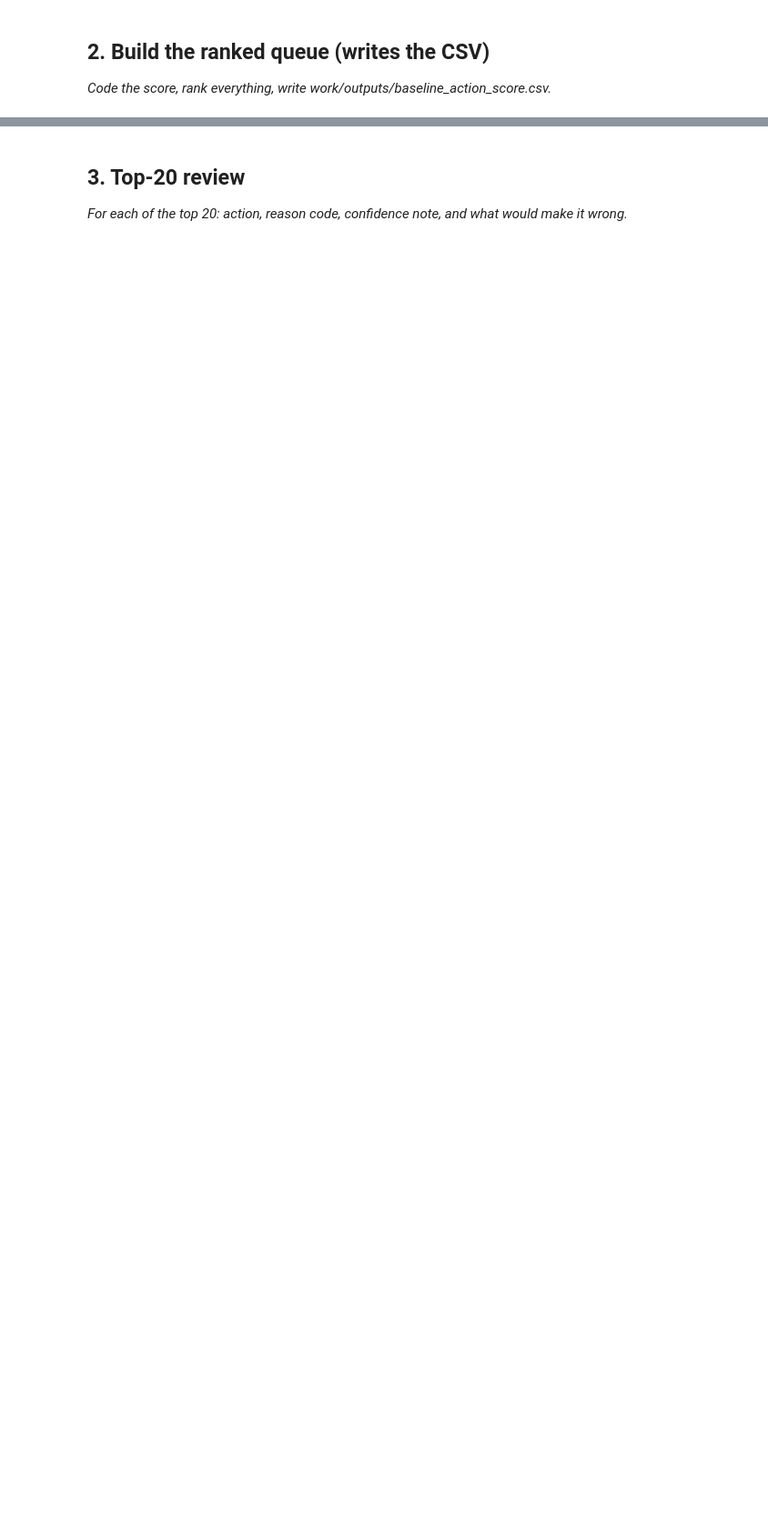
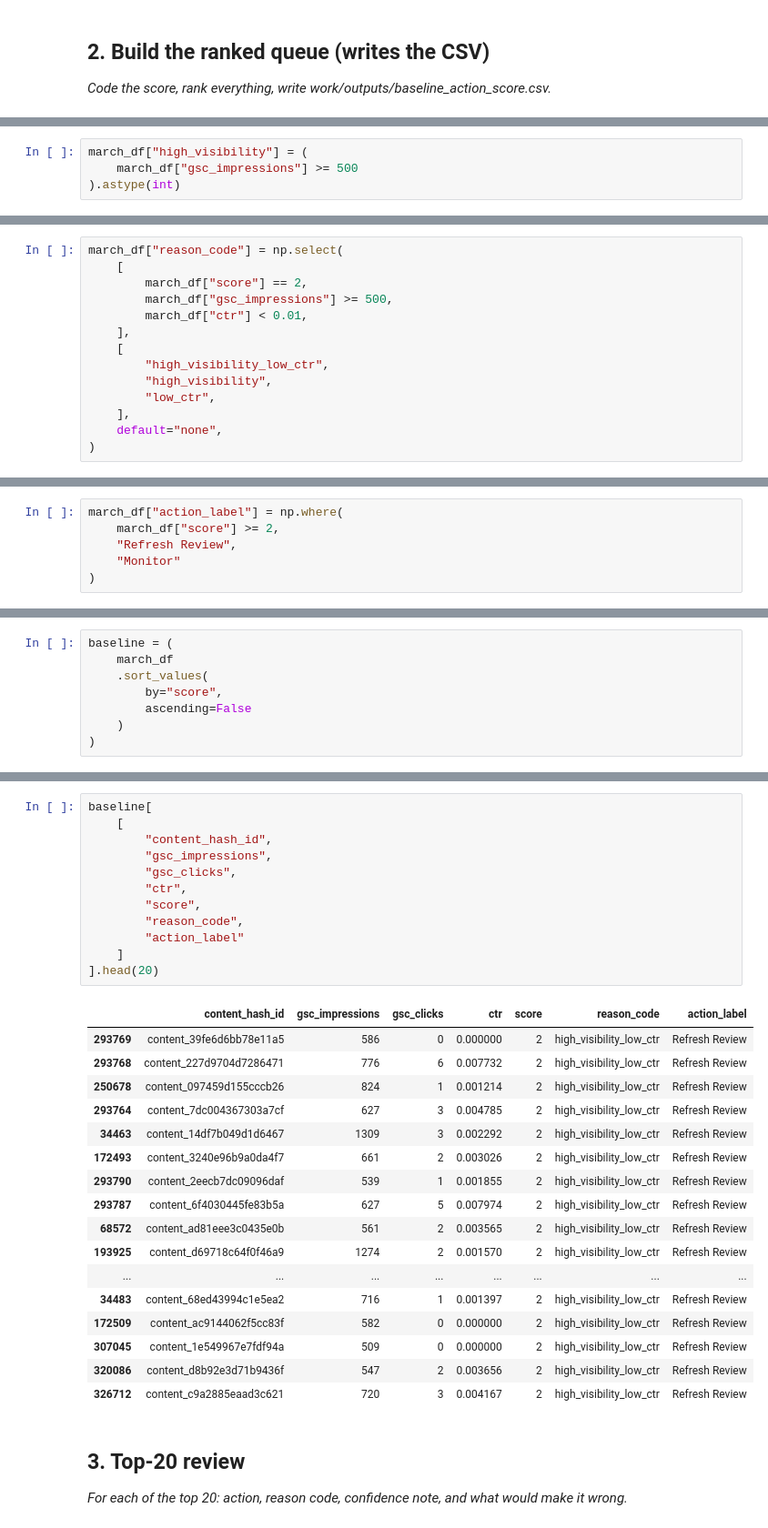
Before and after one commit to Wajiha-Waqar/FlyRankInternship, a Jupyter notebook: work/notebooks/w04_baseline_score.ipynb, the cells around one changed output, grey strips where cells are left out. Shown at 91% size. Saved outputs shown, nothing was run; the diff lists cells and outputs as text; blank space fills up the shorter version.

Commit message:
Completed tasks in w04_baseline_score.ipynb

```diff
--- a/work/notebooks/w04_baseline_score.ipynb
+++ b/work/notebooks/w04_baseline_score.ipynb
@@ -22,0 +215,4 @@ This skeleton is yours to fill. Work the sections **in order** — each one has
+# %%
+march_df["high_visibility"] = (
+    march_df["gsc_impressions"] >= 500
+).astype(int)
@@ -22,0 +249,14 @@ This skeleton is yours to fill. Work the sections **in order** — each one has
+# %%
+march_df["reason_code"] = np.select(
+    [
+        march_df["score"] == 2,
+        march_df["gsc_impressions"] >= 500,
+        march_df["ctr"] < 0.01,
+    ],
+    [
+        "high_visibility_low_ctr",
+        "high_visibility",
+        "low_ctr",
+    ],
+    default="none",
+)
@@ -22,0 +266,6 @@ This skeleton is yours to fill. Work the sections **in order** — each one has
+# %%
+march_df["action_label"] = np.where(
+    march_df["score"] >= 2,
+    "Refresh Review",
+    "Monitor"
+)
@@ -22,0 +274,8 @@ This skeleton is yours to fill. Work the sections **in order** — each one has
+# %%
+baseline = (
+    march_df
+    .sort_values(
+        by="score",
+        ascending=False
+    )
+)
@@ -23,3 +298,33 @@ This skeleton is yours to fill. Work the sections **in order** — each one has
+# %%
+baseline[
+    [
+        "content_hash_id",
+        "gsc_impressions",
+        "gsc_clicks",
+        "ctr",
+        "score",
+        "reason_code",
+        "action_label"
+    ]
+].head(20)
+# %% [output]
+|  | content_hash_id | gsc_impressions | gsc_clicks | ctr | score | reason_code | action_label |
+| 293769 | content_39fe6d6bb78e11a5 | 586 | 0 | 0.000000 | 2 | high_visibility_low_ctr | Refresh Review |
+| 293768 | content_227d9704d7286471 | 776 | 6 | 0.007732 | 2 | high_visibility_low_ctr | Refresh Review |
+| 250678 | content_097459d155cccb26 | 824 | 1 | 0.001214 | 2 | high_visibility_low_ctr | Refresh Review |
+| 293764 | content_7dc004367303a7cf | 627 | 3 | 0.004785 | 2 | high_visibility_low_ctr | Refresh Review |
+| 34463 | content_14df7b049d1d6467 | 1309 | 3 | 0.002292 | 2 | high_visibility_low_ctr | Refresh Review |
+| 172493 | content_3240e96b9a0da4f7 | 661 | 2 | 0.003026 | 2 | high_visibility_low_ctr | Refresh Review |
+| 293790 | content_2eecb7dc09096daf | 539 | 1 | 0.001855 | 2 | high_visibility_low_ctr | Refresh Review |
+| 293787 | content_6f4030445fe83b5a | 627 | 5 | 0.007974 | 2 | high_visibility_low_ctr | Refresh Review |
+| 68572 | content_ad81eee3c0435e0b | 561 | 2 | 0.003565 | 2 | high_visibility_low_ctr | Refresh Review |
+| 193925 | content_d69718c64f0f46a9 | 1274 | 2 | 0.001570 | 2 | high_visibility_low_ctr | Refresh Review |
+| ... | ... | ... | ... | ... | ... | ... | ... |
+| 34483 | content_68ed43994c1e5ea2 | 716 | 1 | 0.001397 | 2 | high_visibility_low_ctr | Refresh Review |
+| 172509 | content_ac9144062f5cc83f | 582 | 0 | 0.000000 | 2 | high_visibility_low_ctr | Refresh Review |
+| 307045 | content_1e549967e7fdf94a | 509 | 0 | 0.000000 | 2 | high_visibility_low_ctr | Refresh Review |
+| 320086 | content_d8b92e3d71b9436f | 547 | 2 | 0.003656 | 2 | high_visibility_low_ctr | Refresh Review |
+| 326712 | content_c9a2885eaad3c621 | 720 | 3 | 0.004167 | 2 | high_visibility_low_ctr | Refresh Review |
 # %% [markdown]
 ## 3. Top-20 review
 
```
Also changed, not shown: parts of 32 cells of this notebook.
